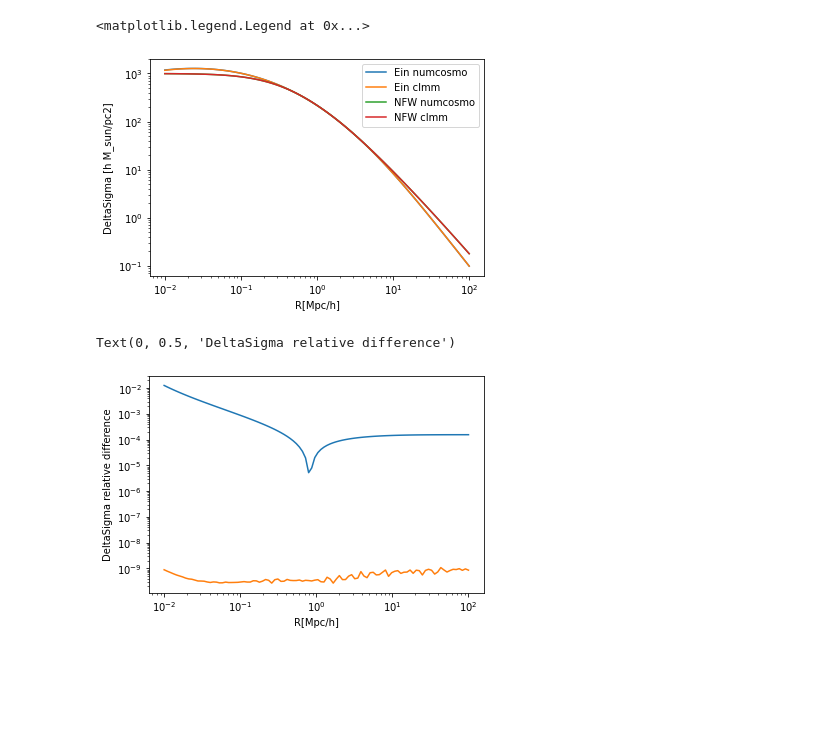
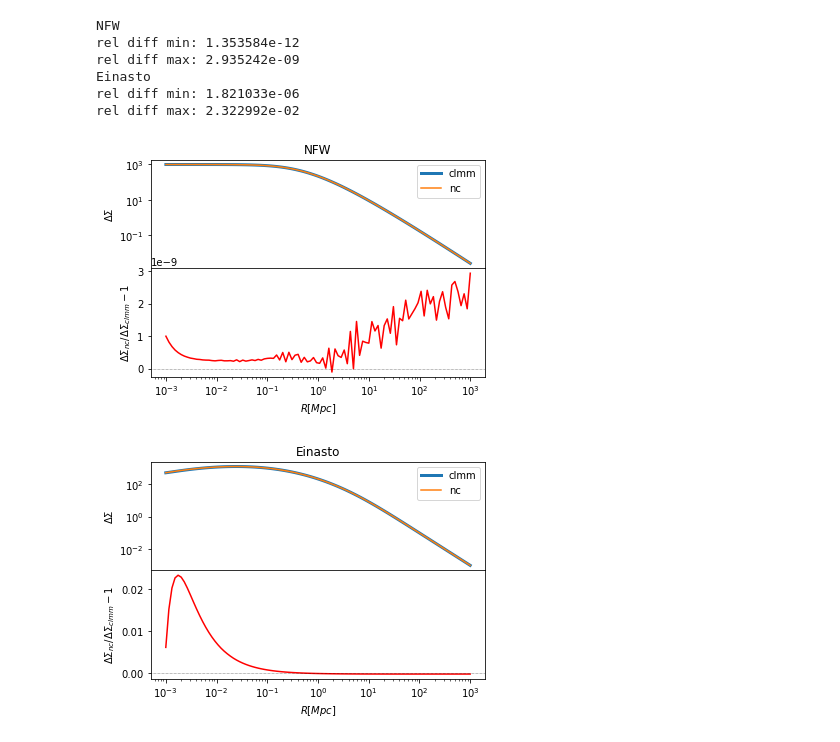
Before and after one commit to tguillemLSST/CLMM, a Jupyter notebook: examples/clmm_numcosmo_einasto.ipynb, the cells around one changed output. Saved outputs shown, nothing was run; the diff lists cells and outputs as text; code cells hidden in the pictures; blank space fills up the shorter version.

```diff
--- a/examples/clmm_numcosmo_einasto.ipynb
+++ b/examples/clmm_numcosmo_einasto.ipynb
@@ -121,22 +137,19 @@ clmm_DeltaSigma_ein = m.predict_excess_surface_density(r, cluster_mass, cluster_
 clmm_DeltaSigma_nfw = m.predict_excess_surface_density(r, cluster_mass, cluster_concentration, z_cluster, cosmo=cosmo_ccl,
                                    delta_mdef=mass_Delta,
                                    halo_profile_model='nfw')
-# %%
-plt.loglog(r, nc_DeltaSigma_ein, label='Ein numcosmo')
-plt.loglog(r, clmm_DeltaSigma_ein, label='Ein clmm')
-plt.loglog(r, nc_DeltaSigma_nfw, label='NFW numcosmo')
-plt.loglog(r, clmm_DeltaSigma_nfw, label='NFW clmm')
-plt.ylabel('DeltaSigma [h M_sun/pc2]')
-plt.xlabel('R[Mpc/h]')
-plt.legend()
-# %% [output]
-<matplotlib.legend.Legend at 0x...>
-[figure, removed]
-# %%
-plt.loglog(r, np.abs(nc_DeltaSigma_ein/clmm_DeltaSigma_ein-1.))
-plt.plot(r, np.abs(nc_DeltaSigma_nfw/clmm_DeltaSigma_nfw-1.))
-plt.xlabel('R[Mpc/h]')
-plt.ylabel('DeltaSigma relative difference')
-# %% [output]
-Text(0, 0.5, 'DeltaSigma relative difference')
-[figure, removed]
+# %%
+fig, axs = compare (r, clmm_DeltaSigma_nfw, nc_DeltaSigma_nfw, x_name='R [Mpc]', y_name=r'{\Delta\Sigma}', title='NFW')
+axs[0].set_xscale('log')
+axs[0].set_yscale('log')
+fig, axs = compare (r, clmm_DeltaSigma_ein, nc_DeltaSigma_ein, x_name='R [Mpc]', y_name=r'{\Delta\Sigma}', title='Einasto')
+axs[0].set_xscale('log')
+axs[0].set_yscale('log')
+# %% [output]
+NFW
+rel diff min: 1.353584e-12
+rel diff max: 2.935242e-09
+Einasto
+rel diff min: 1.821033e-06
+rel diff max: 2.322992e-02
+[figure, added]
+[figure, added]
```
Also changed, not shown: parts of 12 cells of this notebook, 1 other file.
